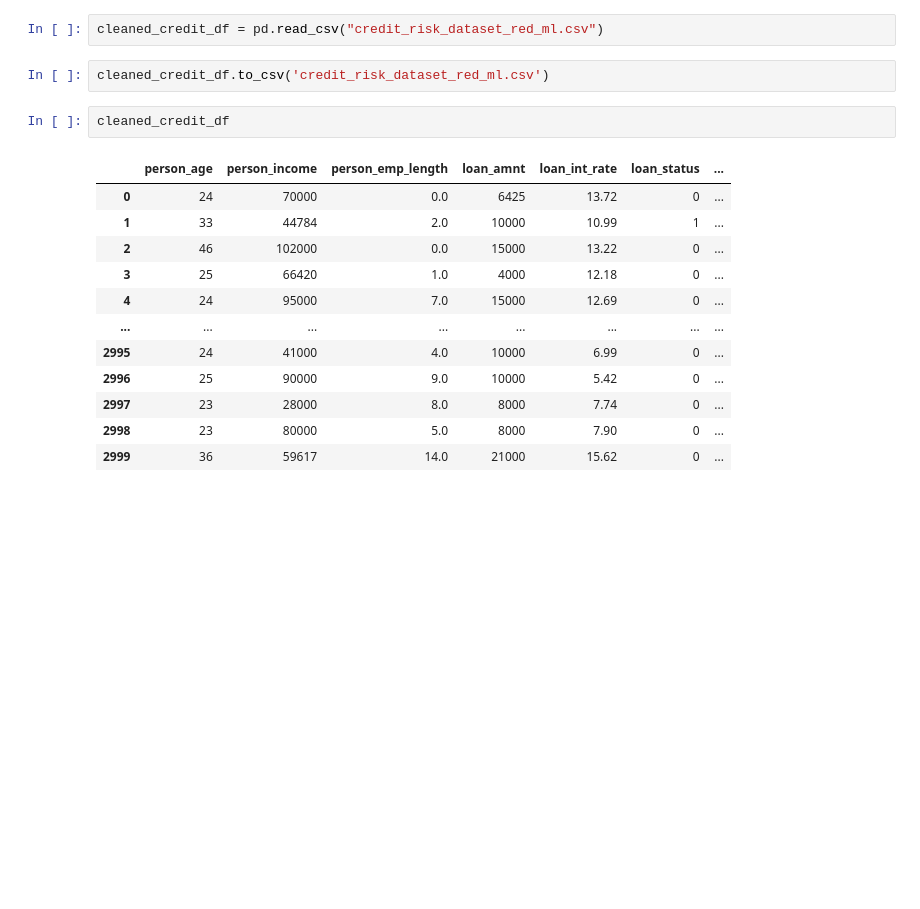
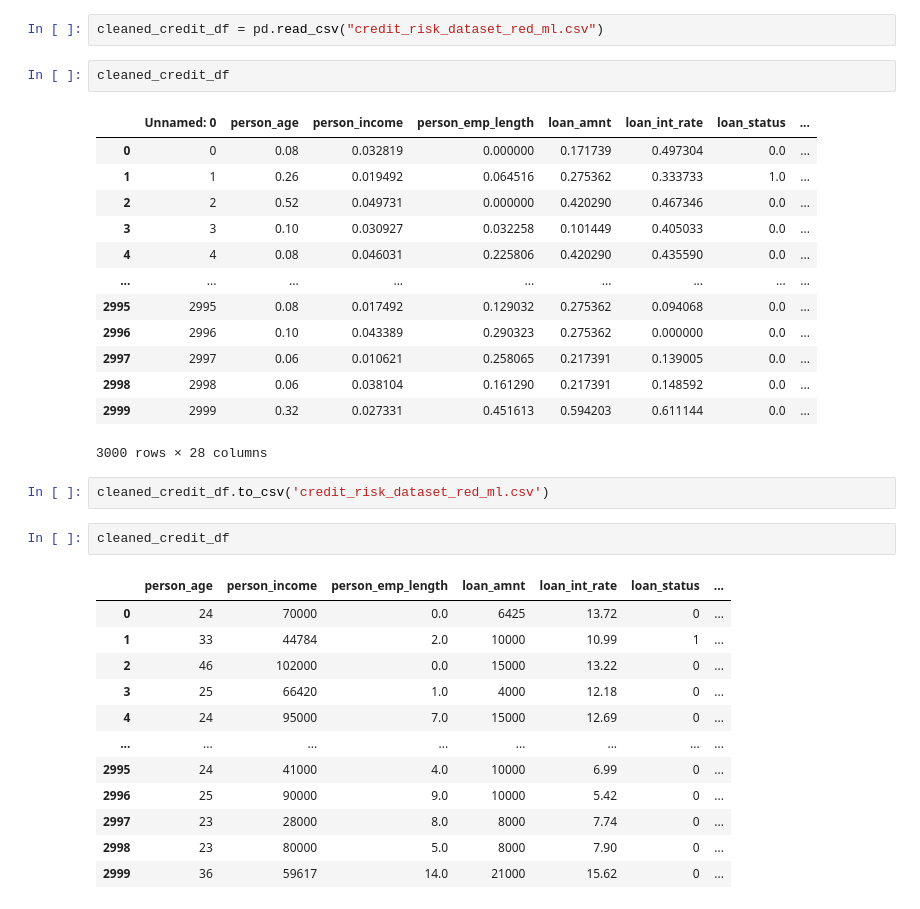
Before and after one commit to luiscal4a/QuantumHack-QRM, a Jupyter notebook: Risk_pred_custom.ipynb, the cells around one changed output. Cells and saved outputs as stored; diff of their text form; blank space fills up the shorter version.

```diff
--- a/Risk_pred_custom.ipynb
+++ b/Risk_pred_custom.ipynb
@@ -234,5 +289,21 @@ cleaned_credit_df = pd.read_csv("credit_risk_dataset_red_ml.csv")
 # %%
 cleaned_credit_df = pd.read_csv("credit_risk_dataset_red_ml.csv")
+# %%
+cleaned_credit_df
+# %% [output]
+|  | Unnamed: 0 | person_age | person_income | person_emp_length | loan_amnt | loan_int_rate | loan_status | ... |
+| 0 | 0 | 0.08 | 0.032819 | 0.000000 | 0.171739 | 0.497304 | 0.0 | ... |
+| 1 | 1 | 0.26 | 0.019492 | 0.064516 | 0.275362 | 0.333733 | 1.0 | ... |
+| 2 | 2 | 0.52 | 0.049731 | 0.000000 | 0.420290 | 0.467346 | 0.0 | ... |
+| 3 | 3 | 0.10 | 0.030927 | 0.032258 | 0.101449 | 0.405033 | 0.0 | ... |
+| 4 | 4 | 0.08 | 0.046031 | 0.225806 | 0.420290 | 0.435590 | 0.0 | ... |
+| ... | ... | ... | ... | ... | ... | ... | ... | ... |
+| 2995 | 2995 | 0.08 | 0.017492 | 0.129032 | 0.275362 | 0.094068 | 0.0 | ... |
+| 2996 | 2996 | 0.10 | 0.043389 | 0.290323 | 0.275362 | 0.000000 | 0.0 | ... |
+| 2997 | 2997 | 0.06 | 0.010621 | 0.258065 | 0.217391 | 0.139005 | 0.0 | ... |
+| 2998 | 2998 | 0.06 | 0.038104 | 0.161290 | 0.217391 | 0.148592 | 0.0 | ... |
+| 2999 | 2999 | 0.32 | 0.027331 | 0.451613 | 0.594203 | 0.611144 | 0.0 | ... |
+3000 rows × 28 columns
 # %%
 cleaned_credit_df.to_csv('credit_risk_dataset_red_ml.csv')
 # %%
```
Also changed, not shown: parts of 18 cells of this notebook, 4 other files.
